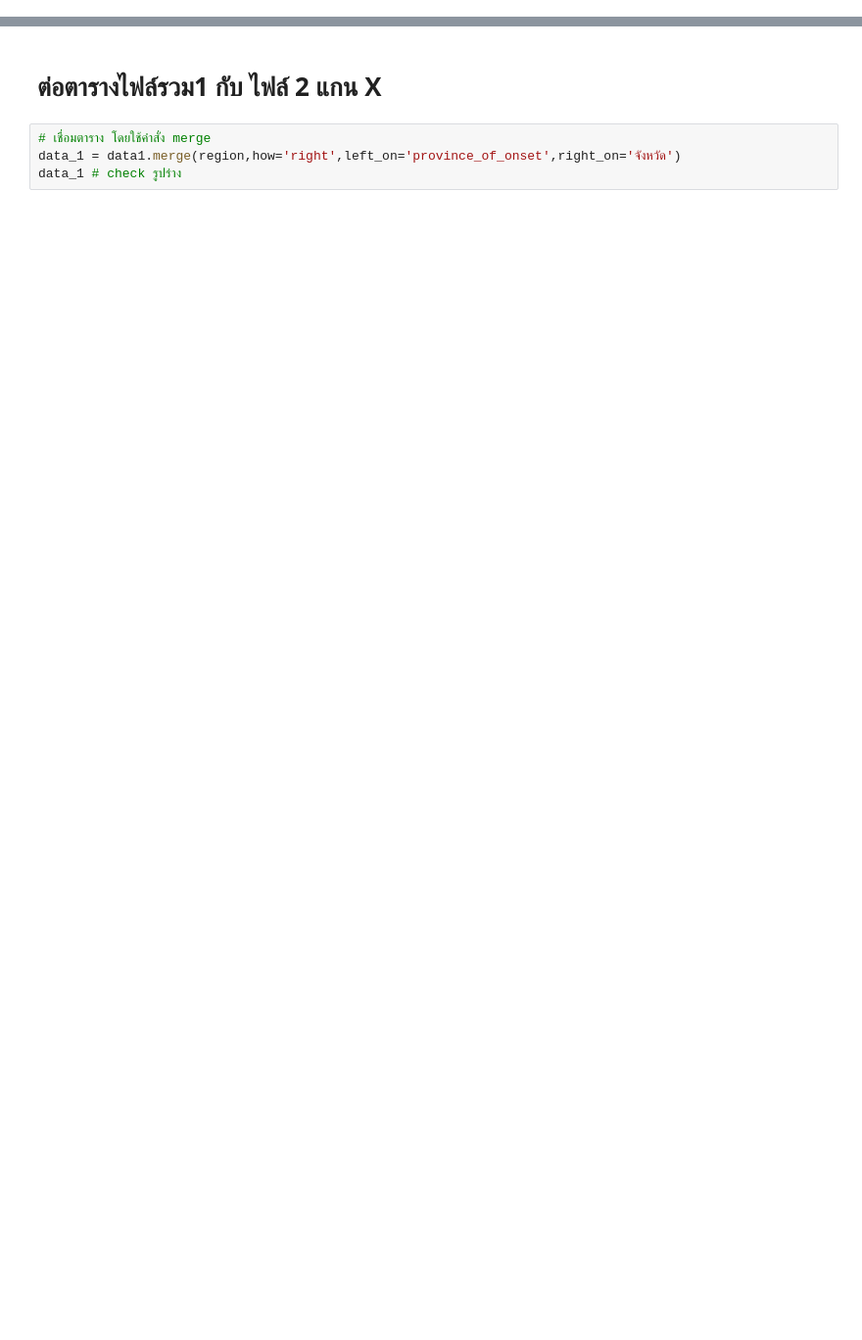
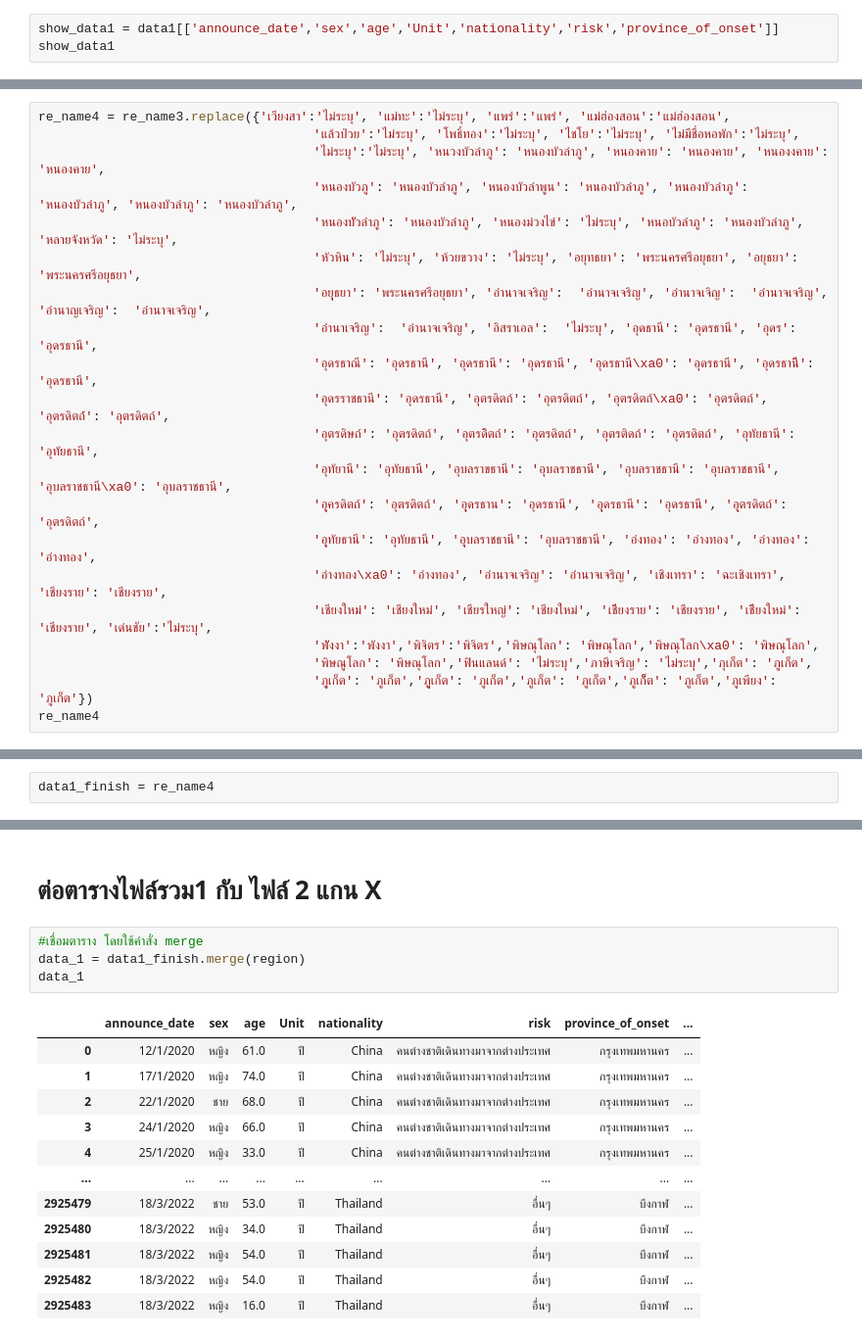
Before and after one commit to Khemapsorn/data_viz_2022, a Jupyter notebook: Project_Datastudio.ipynb, the cells around one changed output, grey strips where cells are left out. Shown at 98% size. Cells and saved outputs as stored; diff of their text form; blank space fills up the shorter version.

```diff
--- a/Project_Datastudio.ipynb
+++ b/Project_Datastudio.ipynb
@@ -120,0 +125,3 @@ data1
+# %%
+show_data1 = data1[['announce_date','sex','age','Unit','nationality','risk','province_of_onset']]
+show_data1
@@ -260,0 +424,21 @@ re_name #แสดงผล
+# %%
+re_name4 = re_name3.replace({'เวียงสา':'ไม่ระบุ', 'แม่ทะ':'ไม่ระบุ', 'แพร่':'แพร่', 'แม่ฮ่องสอน':'แม่ฮ่องสอน',
+                                    'แล้วป่วย':'ไม่ระบุ', 'โพธิ์ทอง':'ไม่ระบุ', 'ไชโย':'ไม่ระบุ', 'ไม่มีชื่อหอพัก':'ไม่ระบุ',
+                                    'ไม่ระบุ':'ไม่ระบุ', 'หนวงบัวลำภู': 'หนองบัวลำภู', 'หนองคาย': 'หนองคาย', 'หนองงคาย': 'หนองคาย',
+                                    'หนองบัวภู': 'หนองบัวลำภู', 'หนองบัวลำพูน': 'หนองบัวลำภู', 'หนองบัวลำภู': 'หนองบัวลำภู', 'หนองบัวลําภู': 'หนองบัวลำภู',
+                                    'หนองบััวลำภู': 'หนองบัวลำภู', 'หนองม่วงไข่': 'ไม่ระบุ', 'หนอบัวลำภู': 'หนองบัวลำภู', 'หลายจังหวัด': 'ไม่ระบุ',
+                                    'หัวหิน': 'ไม่ระบุ', 'ห้วยขวาง': 'ไม่ระบุ', 'อยุทธยา': 'พระนครศรีอยุธยา', 'อยุธยา': 'พระนครศรีอยุธยา',
+                                    'อยุุธยา': 'พระนครศรีอยุธยา', 'อำนาจเจริญ':  'อำนาจเจริญ', 'อำนาจเจิญ':  'อำนาจเจริญ', 'อำนาญเจริญ':  'อำนาจเจริญ',
+                                    'อำนาเจริญ':  'อำนาจเจริญ', 'อิสราเอล':  'ไม่ระบุ', 'อุดธานี': 'อุดรธานี', 'อุดร': 'อุดรธานี',
+                                    'อุดรธาณี': 'อุดรธานี', 'อุดรธานี': 'อุดรธานี', 'อุดรธานี\xa0': 'อุดรธานี', 'อุดรธานีี': 'อุดรธานี',
+                                    'อุดรราชธานี': 'อุดรธานี', 'อุตรดิตถ์': 'อุตรดิตถ์', 'อุตรดิตถ์\xa0': 'อุตรดิตถ์', 'อุตรดิตถ์์': 'อุตรดิตถ์',
+                                    'อุตรดิษถ์': 'อุตรดิตถ์', 'อุตรดิิตถ์': 'อุตรดิตถ์', 'อุตรติดถ์': 'อุตรดิตถ์', 'อุทัยธานี': 'อุทัยธานี',
+                                    'อุทัยานี': 'อุทัยธานี', 'อุบลราขธานี': 'อุบลราชธานี', 'อุบลราชธานี': 'อุบลราชธานี', 'อุบลราชธานี\xa0': 'อุบลราชธานี',
+                                    'อุุครดิตถ์': 'อุตรดิตถ์', 'อุุดรธาน': 'อุดรธานี', 'อุุดรธานี': 'อุดรธานี', 'อุุตรดิตถ์': 'อุตรดิตถ์',
+                                    'อุุทัยธานี': 'อุทัยธานี', 'อุุบลราชธานี': 'อุบลราชธานี', 'อ่งทอง': 'อ่างทอง', 'อ่างทอง': 'อ่างทอง',
+                                    'อ่างทอง\xa0': 'อ่างทอง', 'อํานาจเจริญ': 'อำนาจเจริญ', 'เชิงเทรา': 'ฉะเชิงเทรา', 'เชียงราย': 'เชียงราย',
+                                    'เชียงใหม่': 'เชียงใหม่', 'เชียรใหญ่': 'เชียงใหม่', 'เชีียงราย': 'เชียงราย', 'เชีียงใหม่': 'เชียงราย', 'เด่นชัย':'ไม่ระบุ',
+                                    'พัังงา':'พังงา','พิจิตร':'พิจิตร','พิษณุโลก': 'พิษณุโลก','พิษณุโลก\xa0': 'พิษณุโลก',
+                                    'พิษณูโลก': 'พิษณุโลก','ฟินแลนด์': 'ไม่ระบุ','ภาษีเจริญ': 'ไม่ระบุ','ภุเก็ต': 'ภูเก็ต',
+                                    'ภูุเก็ต': 'ภูเก็ต','ภููเก็ต': 'ภูเก็ต','ภูเก็ต': 'ภูเก็ต','ภูเก็็ต': 'ภูเก็ต','ภูเพียง': 'ภูเก็ต'})
+re_name4
@@ -260,0 +459,2 @@ re_name #แสดงผล
+# %%
+data1_finish = re_name4
@@ -277,6 +529,19 @@ field_hos
 # %% [markdown]
 # ต่อตารางไฟล์รวม1 กับ ไฟล์ 2 แกน X
 # %%
-# เชื่อมตาราง โดยใช้คำสั่ง merge
-data_1 = data1.merge(region,how='right',left_on='province_of_onset',right_on='จังหวัด')
-data_1 # check รูปร่าง
+#เชื่อมตาราง โดยใช้คำสั่ง merge
+data_1 = data1_finish.merge(region)
+data_1
+# %% [output]
+|  | announce_date | sex | age | Unit | nationality | risk | province_of_onset | ... |
+| 0 | 12/1/2020 | หญิง | 61.0 | ปี | China | คนต่างชาติเดินทางมาจากต่างประเทศ | กรุงเทพมหานคร | ... |
+| 1 | 17/1/2020 | หญิง | 74.0 | ปี | China | คนต่างชาติเดินทางมาจากต่างประเทศ | กรุงเทพมหานคร | ... |
+| 2 | 22/1/2020 | ชาย | 68.0 | ปี | China | คนต่างชาติเดินทางมาจากต่างประเทศ | กรุงเทพมหานคร | ... |
+| 3 | 24/1/2020 | หญิง | 66.0 | ปี | China | คนต่างชาติเดินทางมาจากต่างประเทศ | กรุงเทพมหานคร | ... |
+| 4 | 25/1/2020 | หญิง | 33.0 | ปี | China | คนต่างชาติเดินทางมาจากต่างประเทศ | กรุงเทพมหานคร | ... |
+| ... | ... | ... | ... | ... | ... | ... | ... | ... |
+| 2925479 | 18/3/2022 | ชาย | 53.0 | ปี | Thailand | อื่นๆ | บึงกาฬ | ... |
+| 2925480 | 18/3/2022 | หญิง | 34.0 | ปี | Thailand | อื่นๆ | บึงกาฬ | ... |
+| 2925481 | 18/3/2022 | หญิง | 54.0 | ปี | Thailand | อื่นๆ | บึงกาฬ | ... |
+| 2925482 | 18/3/2022 | หญิง | 54.0 | ปี | Thailand | อื่นๆ | บึงกาฬ | ... |
+| 2925483 | 18/3/2022 | หญิง | 16.0 | ปี | Thailand | อื่นๆ | บึงกาฬ | ... |
```
Also changed, not shown: parts of 23 cells of this notebook.
